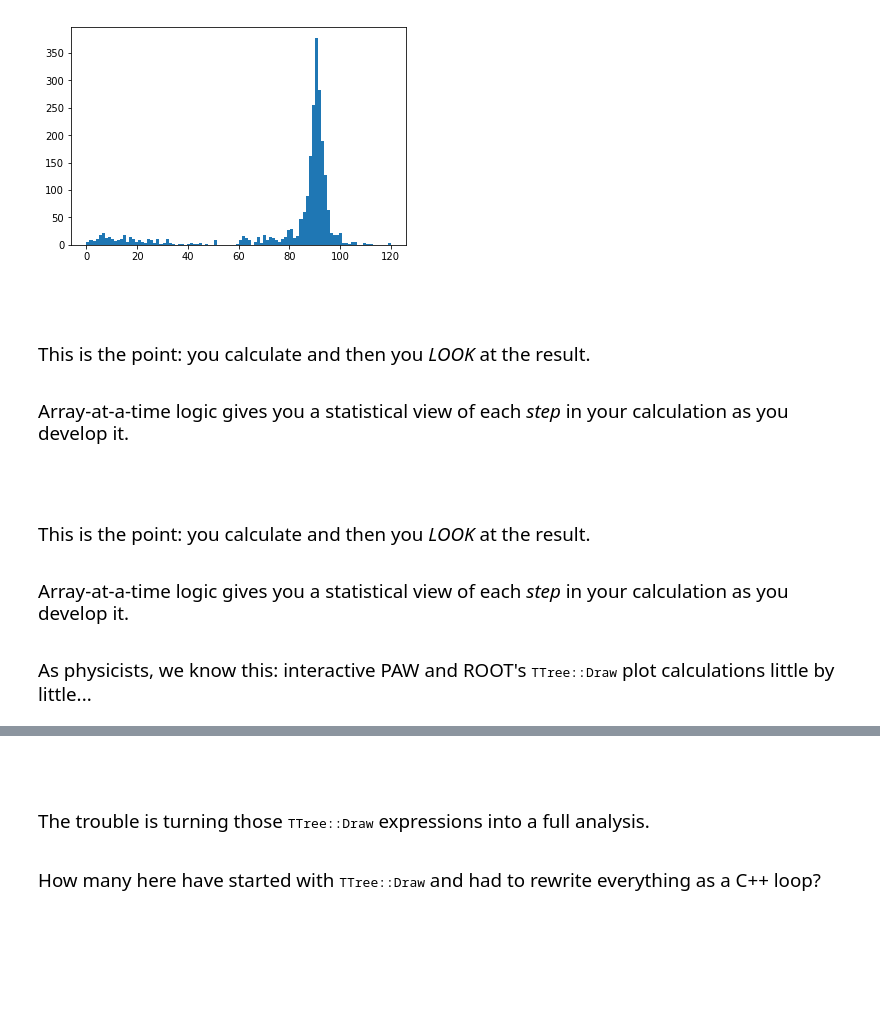
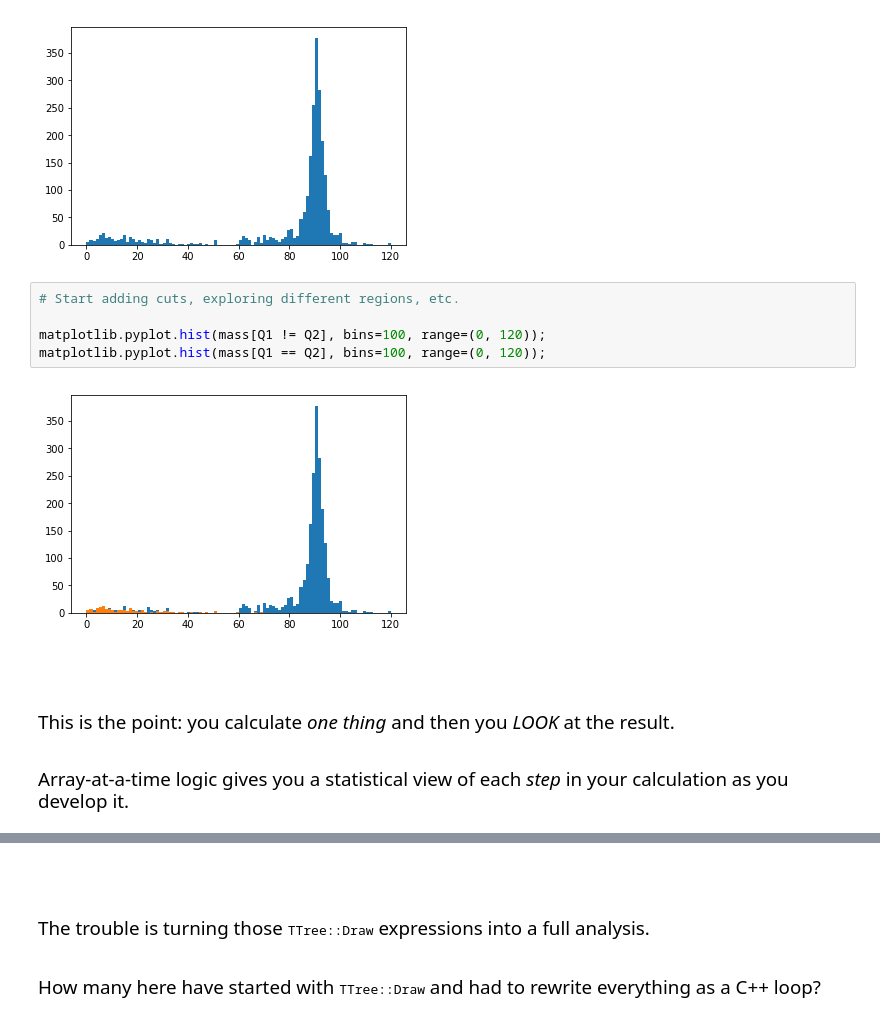
Before and after one commit to jpivarski-talks/2019-06-10-usatlas-argonne-python, a Jupyter notebook: 01-why-python-in-hep.ipynb, the cells around one changed output, grey strips where cells are left out. Drawn from its saved outputs; the diff is of its cells as text; blank space fills up the shorter version.

```diff
--- a/01-why-python-in-hep.ipynb
+++ b/01-why-python-in-hep.ipynb
@@ -260,24 +260,19 @@ array([82.46269156, 83.62620401, 83.30846467, ..., 95.96547966,
 matplotlib.pyplot.hist(mass, bins=100, range=(0, 120));
 # %% [output]
 [figure]
+# %%
+# Start adding cuts, exploring different regions, etc.
+
+matplotlib.pyplot.hist(mass[Q1 != Q2], bins=100, range=(0, 120));
+matplotlib.pyplot.hist(mass[Q1 == Q2], bins=100, range=(0, 120));
+# %% [output]
+[figure, added]
 # %% [markdown]
 <br><br>
 
-<p style="font-size: 1.25em">This is the point: you calculate and then you <i>LOOK</i> at the result.</p>
+<p style="font-size: 1.25em">This is the point: you calculate <i>one thing</i> and then you <i>LOOK</i> at the result.</p>
 
 <br>
 
 <p style="font-size: 1.25em">Array-at-a-time logic gives you a statistical view of each <i>step</i> in your calculation as you develop it.</p>
-# %% [markdown]
-<br><br>
-
-<p style="font-size: 1.25em">This is the point: you calculate and then you <i>LOOK</i> at the result.</p>
-
-<br>
-
-<p style="font-size: 1.25em">Array-at-a-time logic gives you a statistical view of each <i>step</i> in your calculation as you develop it.</p>
-
-<br>
-
-<p style="font-size: 1.25em">As physicists, we know this: interactive PAW and ROOT's <tt>TTree::Draw</tt> plot calculations little by little...</p>
 # %%
```
Also changed, not shown: parts of 4 cells of this notebook, 25 other files.
